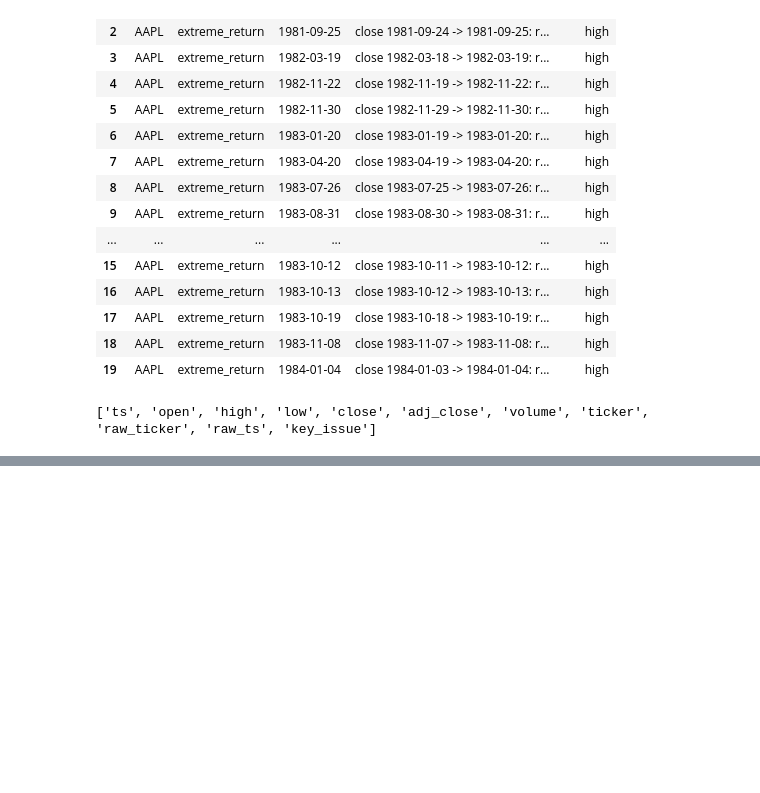
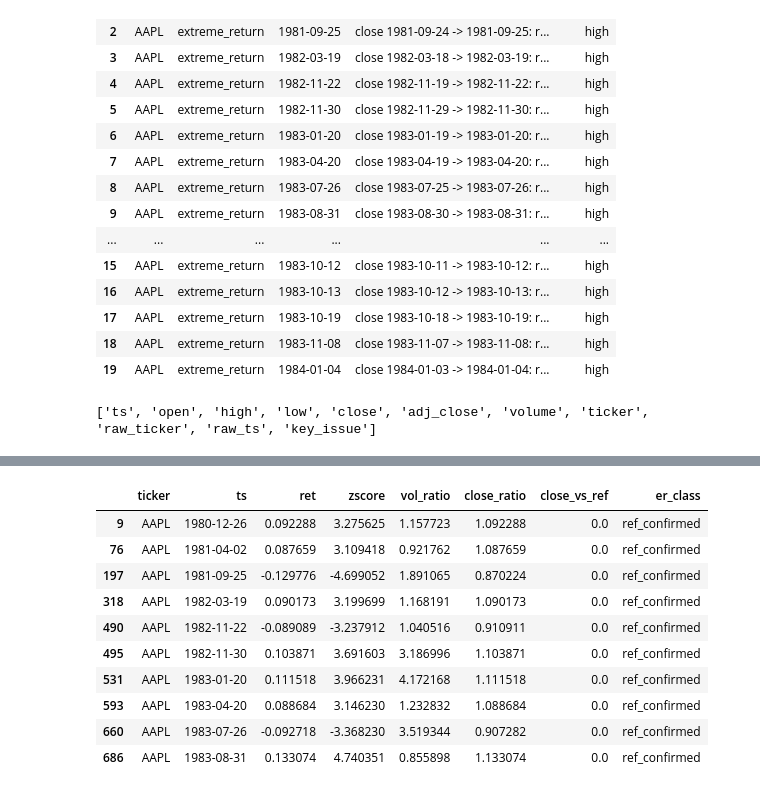
Before and after one commit to yang-guo/UCB-MFE-python-preprogram-2026-winter, a Jupyter notebook: Homeworks/HW2/silvie_huo/01_data_cleaning.ipynb, the cells around one changed output, grey strips where cells are left out. Cells and saved outputs as stored; diff of their text form; code cells hidden in the pictures; blank space fills up the shorter version.

```diff
--- a/Homeworks/HW2/silvie_huo/01_data_cleaning.ipynb
+++ b/Homeworks/HW2/silvie_huo/01_data_cleaning.ipynb
@@ -589,0 +782,80 @@ print(list(df.columns))
+# %%
+## Extreme returns: classify each hit
+
+N_STD = 3
+# Volume ratios treated as split-like (2-for-1, 3-for-2, reverse splits ...) and their tolerance (tunable).
+SPLIT_RATIOS = np.array([2, 3, 4, 5, 10, 1/2, 1/3, 1/4, 1/5, 1/10, 3/2, 2/3])
+SPLIT_TOL = 0.02
+KEPT_CLASSES = ["split_like", "ref_confirmed", "revert_of_data_error"]
+
+
+def zscore_returns(rows: pd.DataFrame, n_std: float = N_STD) -> pd.DataFrame:
+    """Daily close return per ticker and whether abs(ret - mean_ret) > n_std * std_ret.
+
+    * Sample std (ddof=1), per ticker, on the sorted repaired closes.
+    * A ticker with std 0 or fewer than 2 returns never flags.
+    """
+    s = rows.sort_values(KEY, kind="stable").reset_index(drop=True)
+    by_ticker = s.groupby("ticker")
+    s["prev_close"] = by_ticker["close"].shift()
+    s["prev_volume"] = by_ticker["volume"].shift()
+    s["prev_vol_filled"] = by_ticker["flag_volume_filled"].shift(fill_value=True)
+    s["ret"] = s["close"] / s["prev_close"] - 1
+    stats = s.groupby("ticker")["ret"]
+    # |ret - mean| > n * std  <=>  |z| > n
+    s["zscore"] = (s["ret"] - stats.transform("mean")) / stats.transform("std")
+    s["is_hit"] = s["zscore"].abs() > n_std
+    return s
+
+
+def classify_extreme_returns(s: pd.DataFrame, ref: pd.DataFrame) -> pd.DataFrame:
+    """Label each hit with the evidence available.
+
+    * data_error: close disagrees with the ohlc reference (checked first; the reference wins over volume).
+    * split_like: volume jumps by a near-rational ratio (needs real volume on both days).
+    * ref_confirmed: close agrees with the reference, so the move is real news: keep and flag.
+    * revert_of_data_error: otherwise-inconclusive hit right after a data error (it is the reversion).
+    * inconclusive: no evidence either way -> quarantined.
+    """
+    s = s.merge(ref[KEY + ["ref_close"]], on=KEY, how="left")  # left merge keeps the sorted order
+    ref_agrees = pd.Series(np.isclose(s["close"], s["ref_close"], rtol=REF_RTOL), index=s.index)  # False if no ref
+    ref_disagrees = s["ref_close"].notna() & ~ref_agrees
+
+    # Volume ratio is undefined for zero, missing or filled volume: such hits cannot be called splits.
+    vol_known = (s["volume"] > 0) & (s["prev_volume"] > 0) & ~s["flag_volume_filled"] & ~s["prev_vol_filled"]
+    s["vol_ratio"] = (s["volume"] / s["prev_volume"]).where(vol_known)
+    s["close_ratio"] = 1 + s["ret"]  # evidence only: a split should show close_ratio ~ 1 / vol_ratio
+    s["close_vs_ref"] = s["close"] / s["ref_close"] - 1
+    is_split = np.abs(s["vol_ratio"].to_numpy()[:, None] / SPLIT_RATIOS - 1).min(axis=1) <= SPLIT_TOL
+
+    outcome = np.select([ref_disagrees, is_split, ref_agrees],
+                        ["data_error", "split_like", "ref_confirmed"], default="inconclusive")
+    s["er_class"] = np.where(s["is_hit"], outcome, None)
+
+    prev_class = s.groupby("ticker")["er_class"].shift()
+    s.loc[s["er_class"].eq("inconclusive") & prev_class.eq("data_error"), "er_class"] = "revert_of_data_error"
+
+    # Stated uncertainty for the quarantine table.
+    vr = s["vol_ratio"].round(3).astype(str)
+    s["note"] = np.where(s["vol_ratio"].isna(),
+                         "No ohlc reference row; volume ratio undefined (zero, missing or filled volume)",
+                         "No ohlc reference row; volume ratio " + vr + " is not a near-rational split ratio")
+    return s
+
+
+er = classify_extreme_returns(zscore_returns(work), ref)
+er_hits = er[er["is_hit"]]
+display(er_hits["er_class"].value_counts().to_frame("n_hits"))
+display(er_hits[["ticker", "ts", "ret", "zscore", "vol_ratio", "close_ratio", "close_vs_ref", "er_class"]].head(10))
+
+# Attach the class to the working table; the z-scores above were computed before any row is dropped.
+by_id = er_hits.set_index("raw_row_id")
+work["extreme_return_class"] = work["raw_row_id"].map(by_id["er_class"])
+work["flag_extreme_return_kept"] = work["extreme_return_class"].isin(KEPT_CLASSES)
+
+# Inconclusive: quarantine with the stated uncertainty.
+inconclusive = work["extreme_return_class"].eq("inconclusive")
+log_rows(quarantine_log, work[inconclusive], "inconclusive extreme return", work.loc[inconclusive, "raw_row_id"].map(by_id["note"]))
+work = work[~inconclusive]
+print(f"quarantined {inconclusive.sum()} inconclusive rows | left {len(work)}")
+# %% [output]
@@ -589,0 +866,11 @@ print(list(df.columns))
+|  | ticker | ts | ret | zscore | vol_ratio | close_ratio | close_vs_ref | er_class |
+| 9 | AAPL | 1980-12-26 | 0.092288 | 3.275625 | 1.157723 | 1.092288 | 0.0 | ref_confirmed |
+| 76 | AAPL | 1981-04-02 | 0.087659 | 3.109418 | 0.921762 | 1.087659 | 0.0 | ref_confirmed |
+| 197 | AAPL | 1981-09-25 | -0.129776 | -4.699052 | 1.891065 | 0.870224 | 0.0 | ref_confirmed |
+| 318 | AAPL | 1982-03-19 | 0.090173 | 3.199699 | 1.168191 | 1.090173 | 0.0 | ref_confirmed |
+| 490 | AAPL | 1982-11-22 | -0.089089 | -3.237912 | 1.040516 | 0.910911 | 0.0 | ref_confirmed |
+| 495 | AAPL | 1982-11-30 | 0.103871 | 3.691603 | 3.186996 | 1.103871 | 0.0 | ref_confirmed |
+| 531 | AAPL | 1983-01-20 | 0.111518 | 3.966231 | 4.172168 | 1.111518 | 0.0 | ref_confirmed |
+| 593 | AAPL | 1983-04-20 | 0.088684 | 3.146230 | 1.232832 | 1.088684 | 0.0 | ref_confirmed |
+| 660 | AAPL | 1983-07-26 | -0.092718 | -3.368230 | 3.519344 | 0.907282 | 0.0 | ref_confirmed |
+| 686 | AAPL | 1983-08-31 | 0.133074 | 4.740351 | 0.855898 | 1.133074 | 0.0 | ref_confirmed |
```
Also changed, not shown: parts of 13 cells of this notebook.
